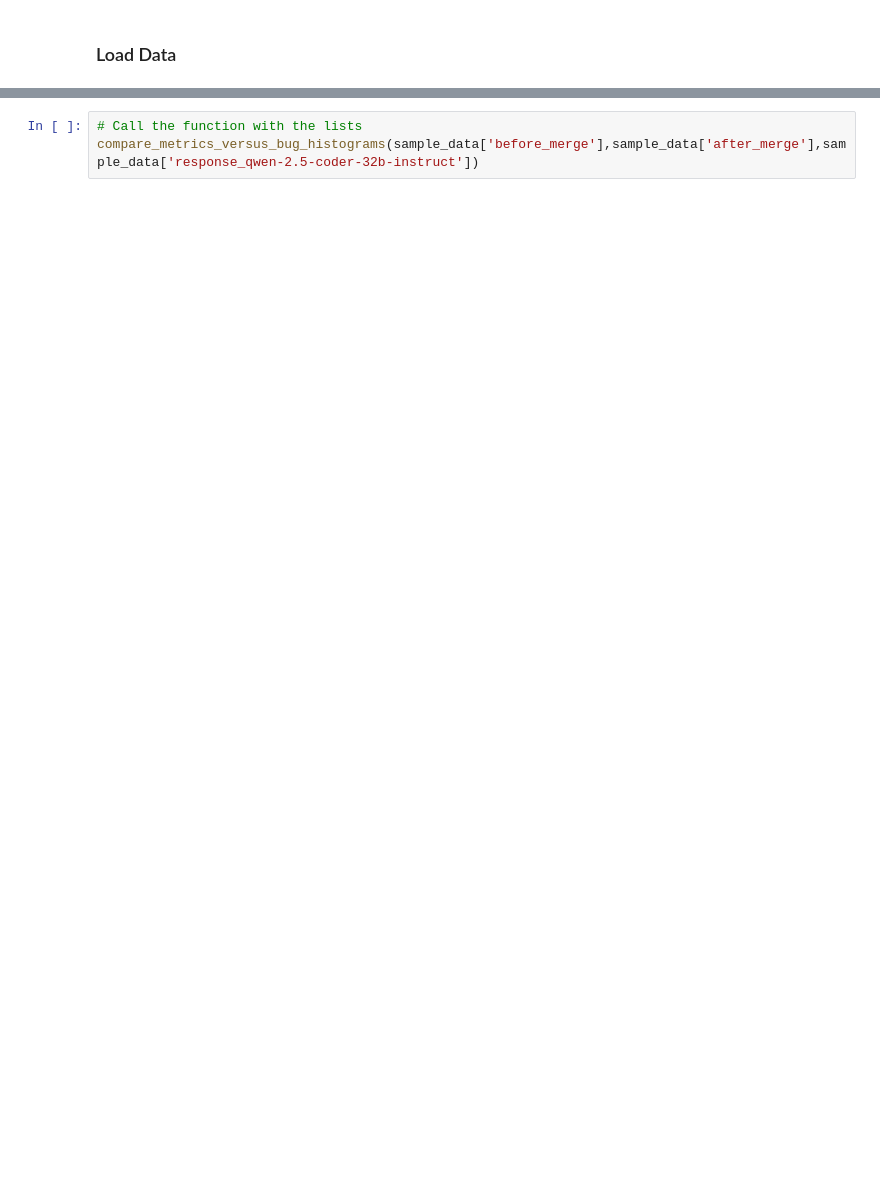
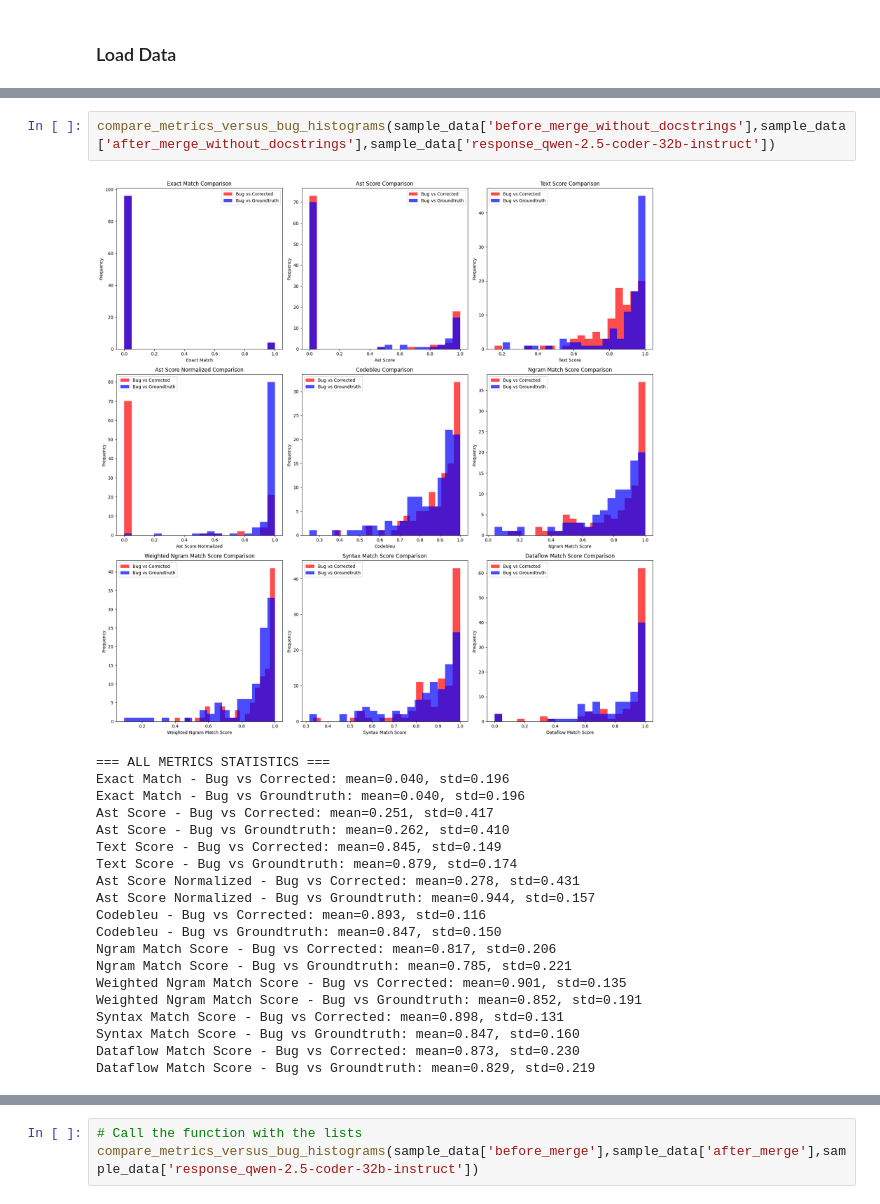
Before and after one commit to FernandoZanchitta/BugDetectiveAI, a Jupyter notebook: Bugdetectiveai/scr/notebooks/chat.ipynb, the cells around one changed output, grey strips where cells are left out. Saved outputs shown, nothing was run; the diff lists cells and outputs as text; blank space fills up the shorter version.

```diff
--- a/Bugdetectiveai/scr/notebooks/chat.ipynb
+++ b/Bugdetectiveai/scr/notebooks/chat.ipynb
@@ -104,2 +186,25 @@ sample_data[sample_data['traceback_type'] == 'AttributeError'].head()
+# %%
+compare_metrics_versus_bug_histograms(sample_data['before_merge_without_docstrings'],sample_data['after_merge_without_docstrings'],sample_data['response_qwen-2.5-coder-32b-instruct'])
+# %% [output]
+[figure, added]
+=== ALL METRICS STATISTICS ===
+Exact Match - Bug vs Corrected: mean=0.040, std=0.196
+Exact Match - Bug vs Groundtruth: mean=0.040, std=0.196
+Ast Score - Bug vs Corrected: mean=0.251, std=0.417
+Ast Score - Bug vs Groundtruth: mean=0.262, std=0.410
+Text Score - Bug vs Corrected: mean=0.845, std=0.149
+Text Score - Bug vs Groundtruth: mean=0.879, std=0.174
+Ast Score Normalized - Bug vs Corrected: mean=0.278, std=0.431
+Ast Score Normalized - Bug vs Groundtruth: mean=0.944, std=0.157
+Codebleu - Bug vs Corrected: mean=0.893, std=0.116
+Codebleu - Bug vs Groundtruth: mean=0.847, std=0.150
+Ngram Match Score - Bug vs Corrected: mean=0.817, std=0.206
+Ngram Match Score - Bug vs Groundtruth: mean=0.785, std=0.221
+Weighted Ngram Match Score - Bug vs Corrected: mean=0.901, std=0.135
+Weighted Ngram Match Score - Bug vs Groundtruth: mean=0.852, std=0.191
+Syntax Match Score - Bug vs Corrected: mean=0.898, std=0.131
+Syntax Match Score - Bug vs Groundtruth: mean=0.847, std=0.160
+Dataflow Match Score - Bug vs Corrected: mean=0.873, std=0.230
+Dataflow Match Score - Bug vs Groundtruth: mean=0.829, std=0.219
 # %%
 compare_metrics_versus_bug_histograms(sample_data['before_merge'],sample_data['after_merge'],sample_data['response_gpt-4o-mini'])
```
Also changed, not shown: parts of 31 cells of this notebook, 5 other files.
